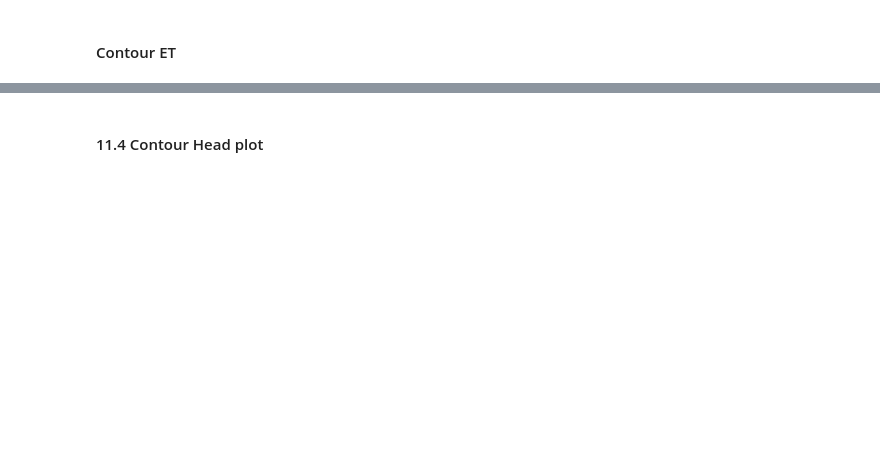
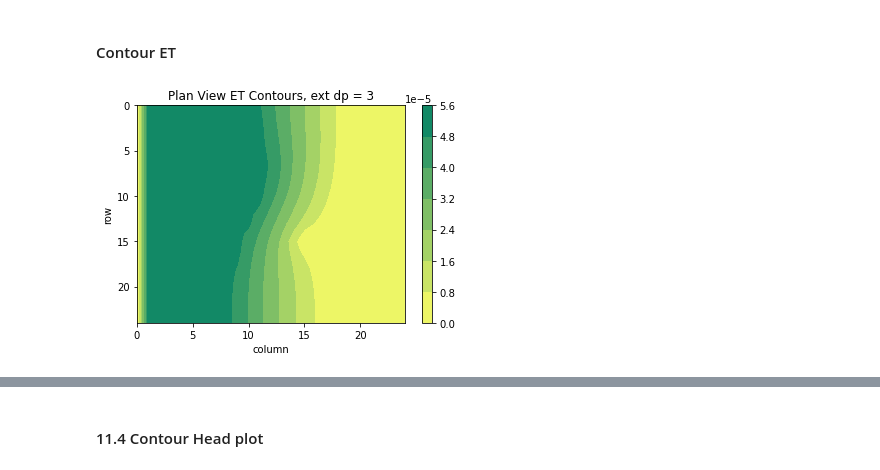
Before and after one commit to GW-modelling-Spring2021/hws-PortilloD, a Jupyter notebook: Assignment/HW6/Transpired.ipynb, the cells around one changed output, grey strips where cells are left out. Drawn from its saved outputs; the diff is of its cells as text; code cells hidden in the pictures; blank space fills up the shorter version.

```diff
--- a/Assignment/HW6/Transpired.ipynb
+++ b/Assignment/HW6/Transpired.ipynb
@@ -398,19 +439,18 @@ evt1 = budgobj.get_data(text='et')
 et_vals=np.squeeze(evt1)
 #leftflux1 = et_vals[:,0]
 # %%
-'''with open('ET_data.csv', 'w', newline='') as csvfile:  #creates an empty csv file called FP_heads
-    writer = csv.writer(csvfile, delimiter=',')
-    for i in range(len(head[0,:,0])):                    #writes each row
-        writer.writerow(head[0,i,:])'''
-plt.contourf(et_vals[1,:120]/-10000,cmap='summer_r')
+
+plt.contourf(et_vals[1,:]/-10000,cmap='summer_r')
 plt.xlabel("column")
 plt.ylabel("row")
 plt.gca().invert_yaxis()
 plt.title("Plan View ET Contours, ext dp = 3")
 #contr_lvls = np.linspace(et_vals[0].min(),et_vals[0].max(),15)
 #et_contours = modelmap.contour_array(et_vals[0][0], levels=contr_lvls)
 plt.colorbar()
 plt.show()
+# %% [output]
+[figure, added]
 # %%
 '''head_fig = plt.figure()
 x=np.arange(100,2600,100)
```
Also changed, not shown: parts of 31 cells of this notebook, 4 other files.
